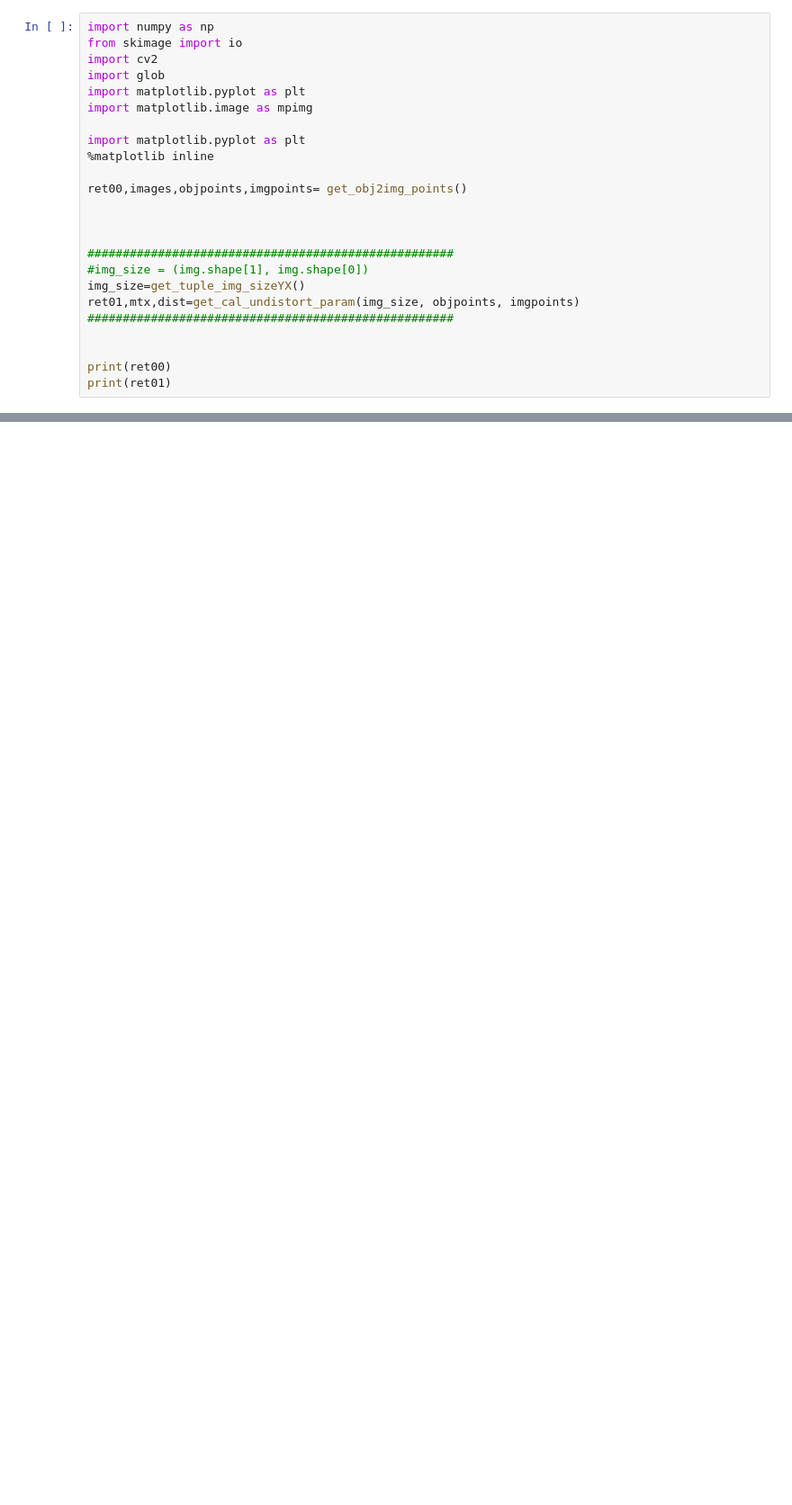
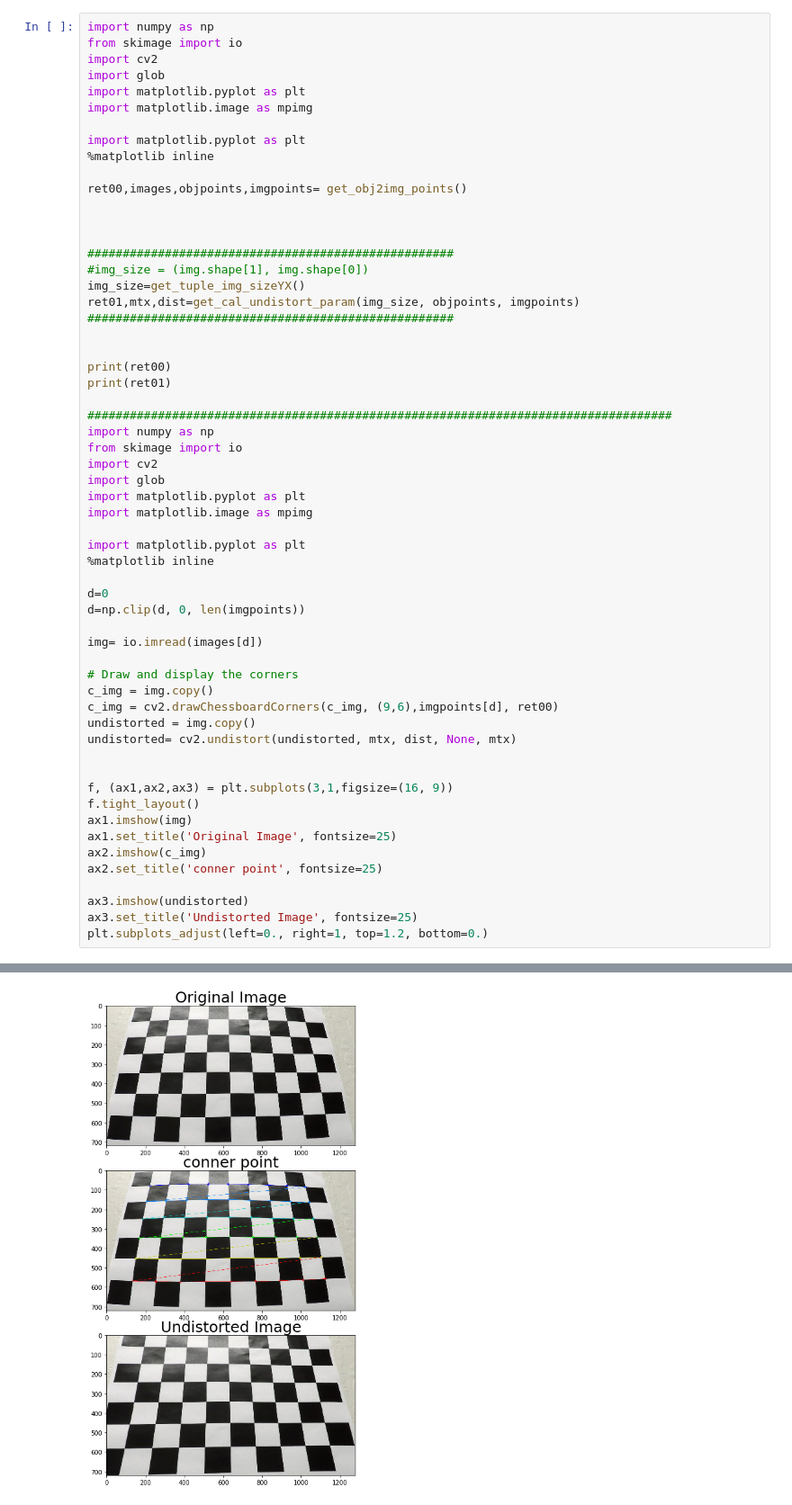
Before and after one commit to KSHIBA-HHQ/CarND-Advanced-Lane-Lines-master, a Jupyter notebook: P2.ipynb, the cells around one changed output, grey strips where cells are left out. Shown at 90% size. Drawn from its saved outputs; the diff is of its cells as text; blank space fills up the shorter version.

```diff
--- a/P2.ipynb
+++ b/P2.ipynb
@@ -82,27 +565,62 @@ def get_tuple_img_sizeYX():
 # %%
 import numpy as np
 from skimage import io
 import cv2
 import glob
 import matplotlib.pyplot as plt
 import matplotlib.image as mpimg
 
 import matplotlib.pyplot as plt
 %matplotlib inline
 
 ret00,images,objpoints,imgpoints= get_obj2img_points()
 
 
 
 ####################################################
 #img_size = (img.shape[1], img.shape[0])
 img_size=get_tuple_img_sizeYX()
 ret01,mtx,dist=get_cal_undistort_param(img_size, objpoints, imgpoints)
 ####################################################
 
 
 print(ret00)
 print(ret01)
+
+###################################################################################
+import numpy as np
+from skimage import io
+import cv2
+import glob
+import matplotlib.pyplot as plt
+import matplotlib.image as mpimg
+
+import matplotlib.pyplot as plt
+%matplotlib inline
+
+d=0
+d=np.clip(d, 0, len(imgpoints))
+
+img= io.imread(images[d])
+
+# Draw and display the corners
+c_img = img.copy()
+c_img = cv2.drawChessboardCorners(c_img, (9,6),imgpoints[d], ret00)
+undistorted = img.copy()
+undistorted= cv2.undistort(undistorted, mtx, dist, None, mtx)
+
+
+f, (ax1,ax2,ax3) = plt.subplots(3,1,figsize=(16, 9))
+f.tight_layout()
+ax1.imshow(img)
+ax1.set_title('Original Image', fontsize=25)
+ax2.imshow(c_img)
+ax2.set_title('conner point', fontsize=25)
+
+ax3.imshow(undistorted)
+ax3.set_title('Undistorted Image', fontsize=25)
+plt.subplots_adjust(left=0., right=1, top=1.2, bottom=0.)
 # %% [output]
 True
 1.1956513730179685
+[figure, added]
```
Also changed, not shown: parts of 18 cells of this notebook, 1 other file.
